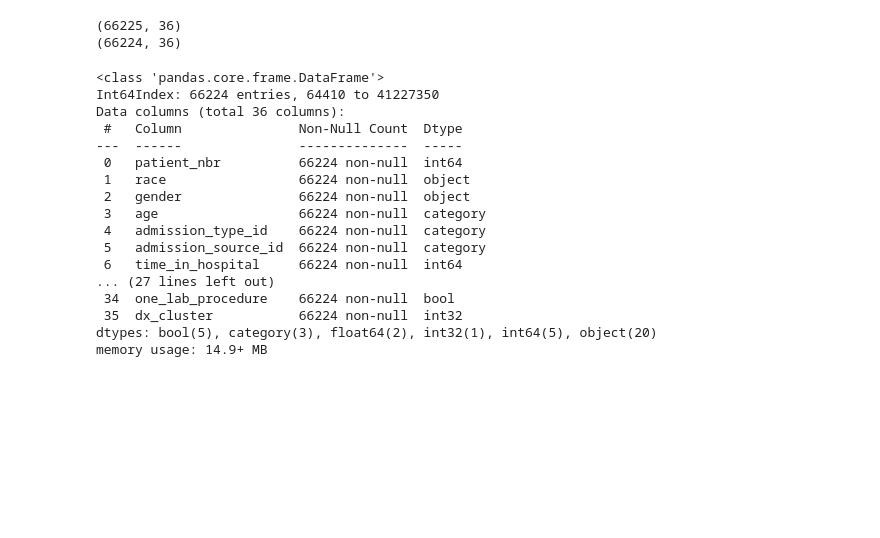
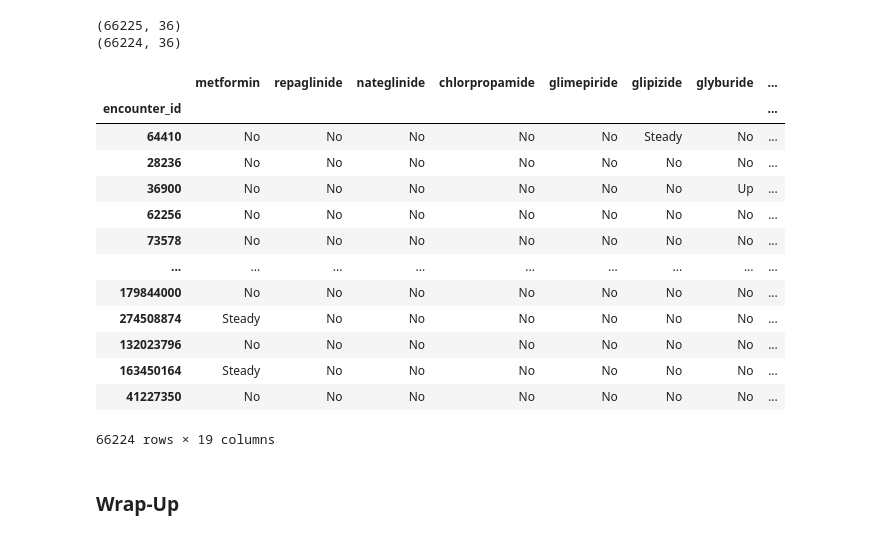
Before and after one commit to ashbyj/PredictingReadmissions, a Jupyter notebook: notebooks/2-ja-eda.ipynb, the cells around one changed output. Drawn from its saved outputs; the diff is of its cells as text; code cells hidden in the pictures; blank space fills up the shorter version.

Commit message:
finished medication analysis and started wrap-up

```diff
--- a/notebooks/2-ja-eda.ipynb
+++ b/notebooks/2-ja-eda.ipynb
@@ -1028,27 +1043,46 @@ The 1 encounter that meets this criteria can be dropped.
 # %%
 print(twoRace.shape)
 twoRace = twoRace.drop(index=problem_indexes)
+focused_variable = focused_variable.drop(index=problem_indexes)
 print(twoRace.shape)
 # %% [output]
 (66225, 36)
 (66224, 36)
-# %%
-twoRace.info()
-# %% [output]
-<class 'pandas.core.frame.DataFrame'>
-Int64Index: 66224 entries, 64410 to 41227350
-Data columns (total 36 columns):
- #   Column               Non-Null Count  Dtype
----  ------               --------------  -----
- 0   patient_nbr          66224 non-null  int64
- 1   race                 66224 non-null  object
- 2   gender               66224 non-null  object
- 3   age                  66224 non-null  category
- 4   admission_type_id    66224 non-null  category
- 5   admission_source_id  66224 non-null  category
- 6   time_in_hospital     66224 non-null  int64
-... (27 lines left out)
- 34  one_lab_procedure    66224 non-null  bool
- 35  dx_cluster           66224 non-null  int32
-dtypes: bool(5), category(3), float64(2), int32(1), int64(5), object(20)
-memory usage: 14.9+ MB
+# %%
+def collapse_columns(row):
+    if 'Up' in row.values:
+        return 'Up'
+    elif 'Down' in row.values:
+        return 'Down'
+    elif 'Steady' in row.values:
+        return 'Steady'
+    else:
+        return 'No'
+
+def combine_classes(drug_class):
+    drugs = [key for key, value in multi_drug_classes.items() if value == drug_class]
+    rows = focused_variable[drugs].copy()
+    values = rows.apply(collapse_columns, axis=1)
+    drug_class += '_class'
+    focused_variable[drug_class] = values
+
+classes = list(set(multi_drug_classes.values()))
+for drug_class in classes:
+    combine_classes(drug_class)
+
+focused_variable
+# %% [output]
+|  | metformin | repaglinide | nateglinide | chlorpropamide | glimepiride | glipizide | glyburide | ... |
+| encounter_id |  |  |  |  |  |  |  | ... |
+| 64410 | No | No | No | No | No | Steady | No | ... |
+| 28236 | No | No | No | No | No | No | No | ... |
+| 36900 | No | No | No | No | No | No | Up | ... |
+| 62256 | No | No | No | No | No | No | No | ... |
+| 73578 | No | No | No | No | No | No | No | ... |
+| ... | ... | ... | ... | ... | ... | ... | ... | ... |
+| 179844000 | No | No | No | No | No | No | No | ... |
+| 274508874 | Steady | No | No | No | No | No | No | ... |
+| 132023796 | No | No | No | No | No | No | No | ... |
+| 163450164 | Steady | No | No | No | No | No | No | ... |
+| 41227350 | No | No | No | No | No | No | No | ... |
+66224 rows × 19 columns
@@ -1054,0 +1094,2 @@ memory usage: 14.9+ MB
+# %% [markdown]
+### Wrap-Up<a id="wrapUp"></a>
```
Also changed, not shown: parts of 7 cells of this notebook.
